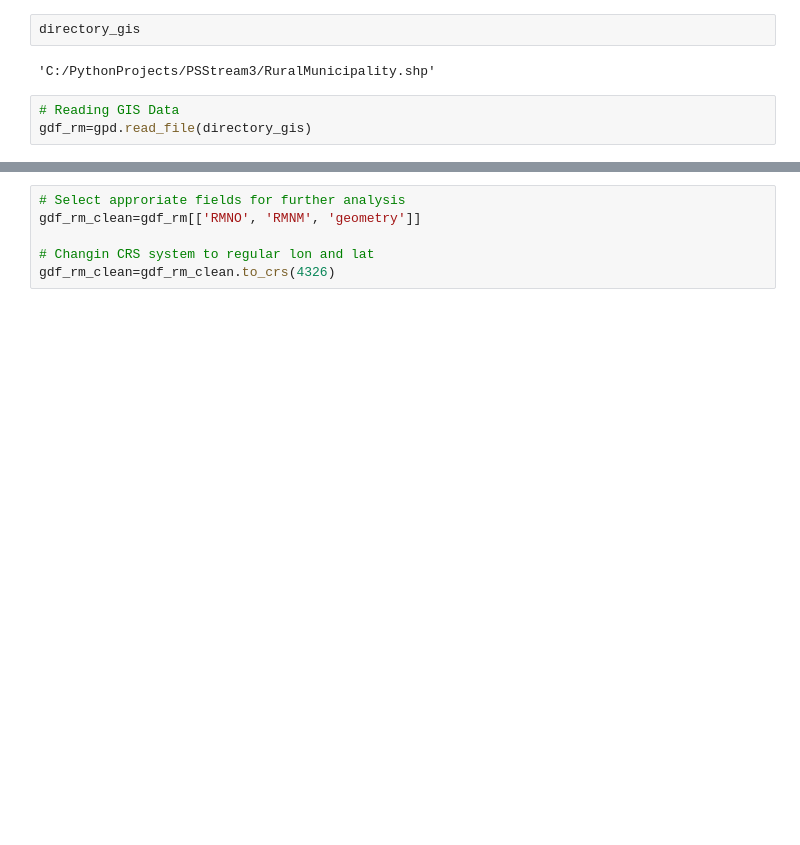
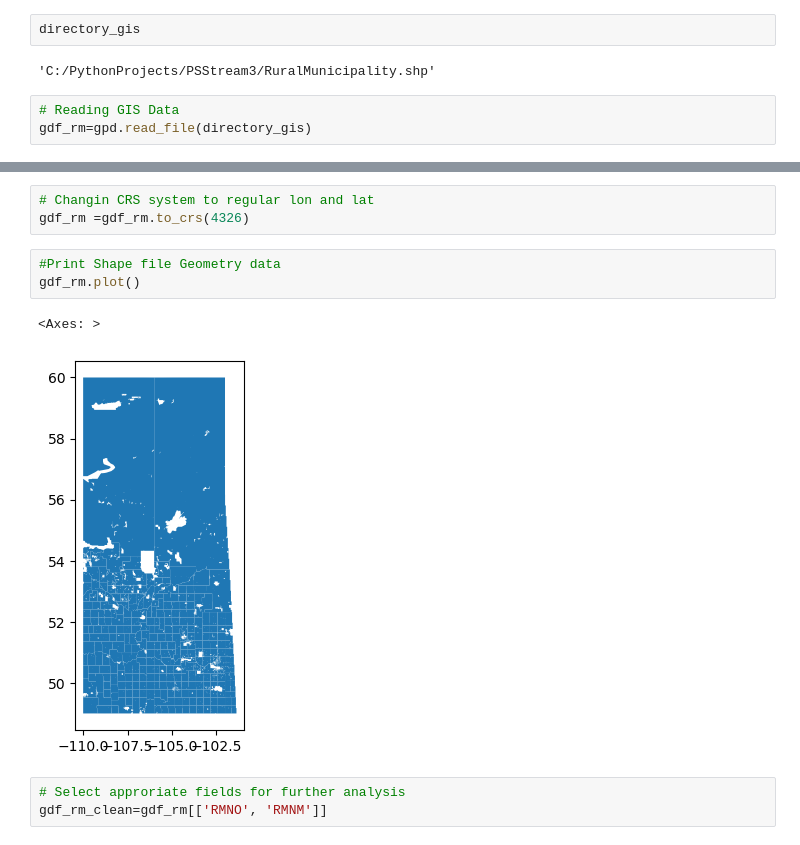
Before and after one commit to imranafsar/Palette_Cohort_6, a Jupyter notebook: Assignments/Assignment_1.ipynb, the cells around one changed output, grey strips where cells are left out. Drawn from its saved outputs; the diff is of its cells as text; blank space fills up the shorter version.

```diff
--- a/Assignments/Assignment_1.ipynb
+++ b/Assignments/Assignment_1.ipynb
@@ -143,7 +180,13 @@ gdf_rm
+# %%
+# Changin CRS system to regular lon and lat
+gdf_rm =gdf_rm.to_crs(4326)
+# %%
+#Print Shape file Geometry data
+gdf_rm.plot()
+# %% [output]
+<Axes: >
+[figure, added]
 # %%
 # Select approriate fields for further analysis
-gdf_rm_clean=gdf_rm[['RMNO', 'RMNM', 'geometry']]
-
-# Changin CRS system to regular lon and lat
-gdf_rm_clean=gdf_rm_clean.to_crs(4326)
+gdf_rm_clean=gdf_rm[['RMNO', 'RMNM']]
 # %%
```
Also changed, not shown: parts of 27 cells of this notebook.
